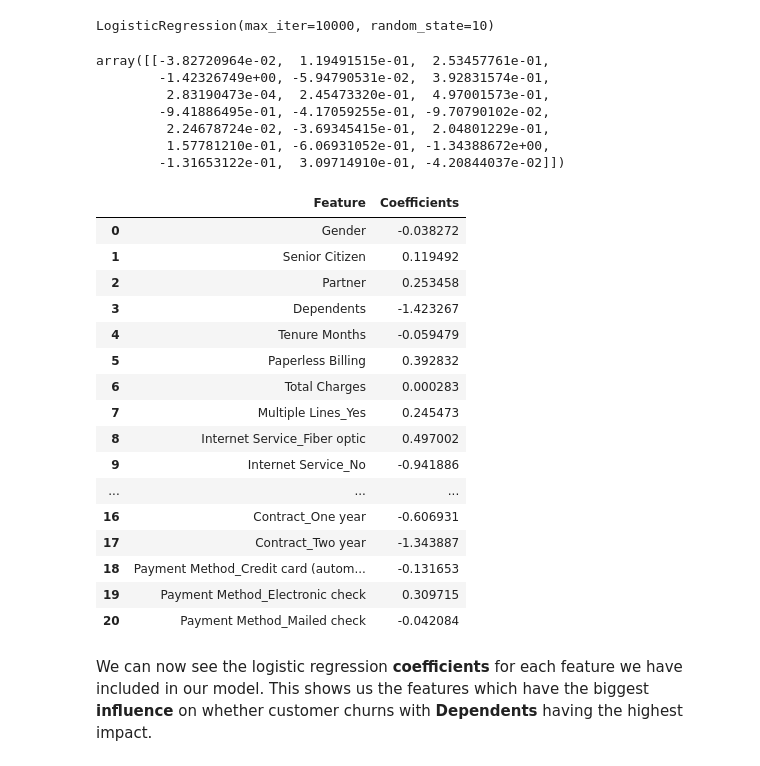
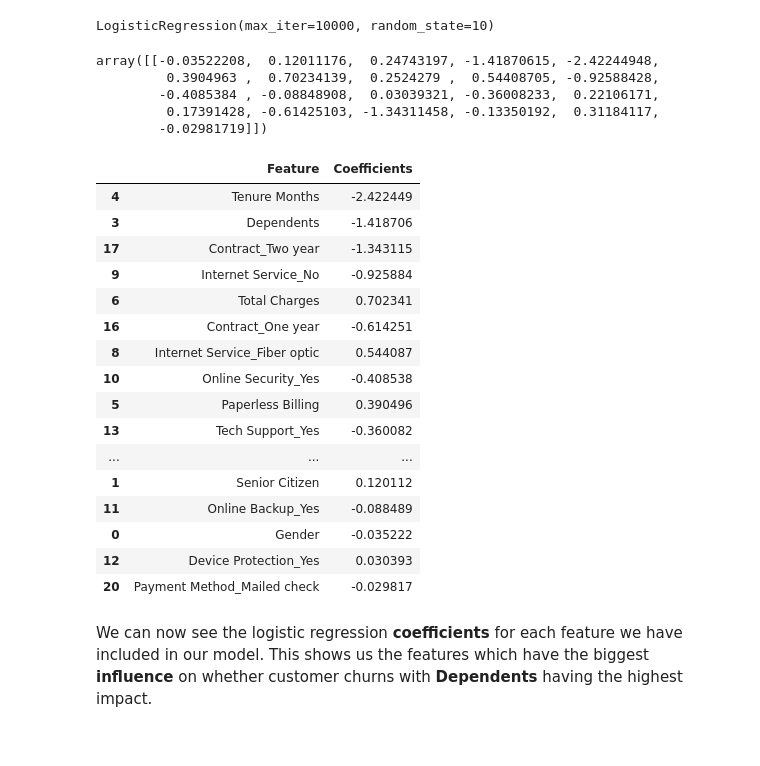
Before and after one commit to izzybenson03/SWAN-project, a Jupyter notebook: Swan Project Final.ipynb, the cells around one changed output. Cells and saved outputs as stored; diff of their text form; code cells hidden in the pictures.

```diff
--- a/Swan Project Final.ipynb
+++ b/Swan Project Final.ipynb
@@ -37,7 +37,7 @@ import seaborn as sns
 import matplotlib.pyplot as plt
 # %%
 # Read the csv file into a DataFrame
-df = pd.read_csv('./SWAN project data.csv')
+df = pd.read_csv('1 - Project Data.csv')
 
 # Get an overview of the dataframe
 df.head(3)
@@ -127,6 +173,11 @@ def feature_engineering(df):
     # Filling empty strings with median value in 'Total Charges' column
     df_local['Total Charges'] = df_local['Total Charges'].replace(' ',1397.475).astype('float')
 
+    # Adding in a Robust Scaler
+    rob = RobustScaler()
+    rob_features = ['Monthly Charges','Total Charges','Tenure Months']
+    df_local[rob_features] = rob.fit_transform(df_local[rob_features])
+
     # Dropping columns, which won't be needed in the model
     df_local = df_local.drop(columns = ['CustomerID','Count', 'Country','State','City','Zip Code', 'Lat Long', 'Latitude', 'Longitude', 'Churn Label','Churn Reason'])
     return df_local
@@ -233,35 +325,33 @@ LogisticRegression(max_iter=10000, random_state=10)
 # Coefficients of all feature columns in the model
 lr.coef_
 # %% [output]
-array([[-3.82720964e-02,  1.19491515e-01,  2.53457761e-01,
-        -1.42326749e+00, -5.94790531e-02,  3.92831574e-01,
-         2.83190473e-04,  2.45473320e-01,  4.97001573e-01,
-        -9.41886495e-01, -4.17059255e-01, -9.70790102e-02,
-         2.24678724e-02, -3.69345415e-01,  2.04801229e-01,
-         1.57781210e-01, -6.06931052e-01, -1.34388672e+00,
-        -1.31653122e-01,  3.09714910e-01, -4.20844037e-02]])
+array([[-0.03522208,  0.12011176,  0.24743197, -1.41870615, -2.42244948,
+         0.3904963 ,  0.70234139,  0.2524279 ,  0.54408705, -0.92588428,
+        -0.4085384 , -0.08848908,  0.03039321, -0.36008233,  0.22106171,
+         0.17391428, -0.61425103, -1.34311458, -0.13350192,  0.31184117,
+        -0.02981719]])
 # %%
 # DataFrame of all coefficients and corresponding column names
-pd.DataFrame({"Feature": X.columns.tolist(),"Coefficients":lr.coef_[0]})
+pd.DataFrame({"Feature": X.columns.tolist(),"Coefficients":lr.coef_[0]}).sort_values('Coefficients',key=abs, ascending=False)
 #Source: https://stackoverflow.com/questions/48427922/how-to-print-the-column-names-along-with-the-column-co-efficients-for-logistic-r
 # %% [output]
 |  | Feature | Coefficients |
-| 0 | Gender | -0.038272 |
-| 1 | Senior Citizen | 0.119492 |
-| 2 | Partner | 0.253458 |
-| 3 | Dependents | -1.423267 |
-| 4 | Tenure Months | -0.059479 |
-| 5 | Paperless Billing | 0.392832 |
-| 6 | Total Charges | 0.000283 |
-| 7 | Multiple Lines_Yes | 0.245473 |
-| 8 | Internet Service_Fiber optic | 0.497002 |
-| 9 | Internet Service_No | -0.941886 |
+| 4 | Tenure Months | -2.422449 |
+| 3 | Dependents | -1.418706 |
+| 17 | Contract_Two year | -1.343115 |
+| 9 | Internet Service_No | -0.925884 |
+| 6 | Total Charges | 0.702341 |
+| 16 | Contract_One year | -0.614251 |
+| 8 | Internet Service_Fiber optic | 0.544087 |
+| 10 | Online Security_Yes | -0.408538 |
+| 5 | Paperless Billing | 0.390496 |
+| 13 | Tech Support_Yes | -0.360082 |
 | ... | ... | ... |
-| 16 | Contract_One year | -0.606931 |
-| 17 | Contract_Two year | -1.343887 |
-| 18 | Payment Method_Credit card (autom... | -0.131653 |
-| 19 | Payment Method_Electronic check | 0.309715 |
-| 20 | Payment Method_Mailed check | -0.042084 |
+| 1 | Senior Citizen | 0.120112 |
+| 11 | Online Backup_Yes | -0.088489 |
+| 0 | Gender | -0.035222 |
+| 12 | Device Protection_Yes | 0.030393 |
+| 20 | Payment Method_Mailed check | -0.029817 |
 # %% [markdown]
 We can now see the logistic regression **coefficients** for each feature we have included in our model. This shows us the features which have the biggest **influence** on whether customer churns with **Dependents** having the highest impact.
 # %%
```
Also changed, not shown: parts of 45 cells of this notebook.
